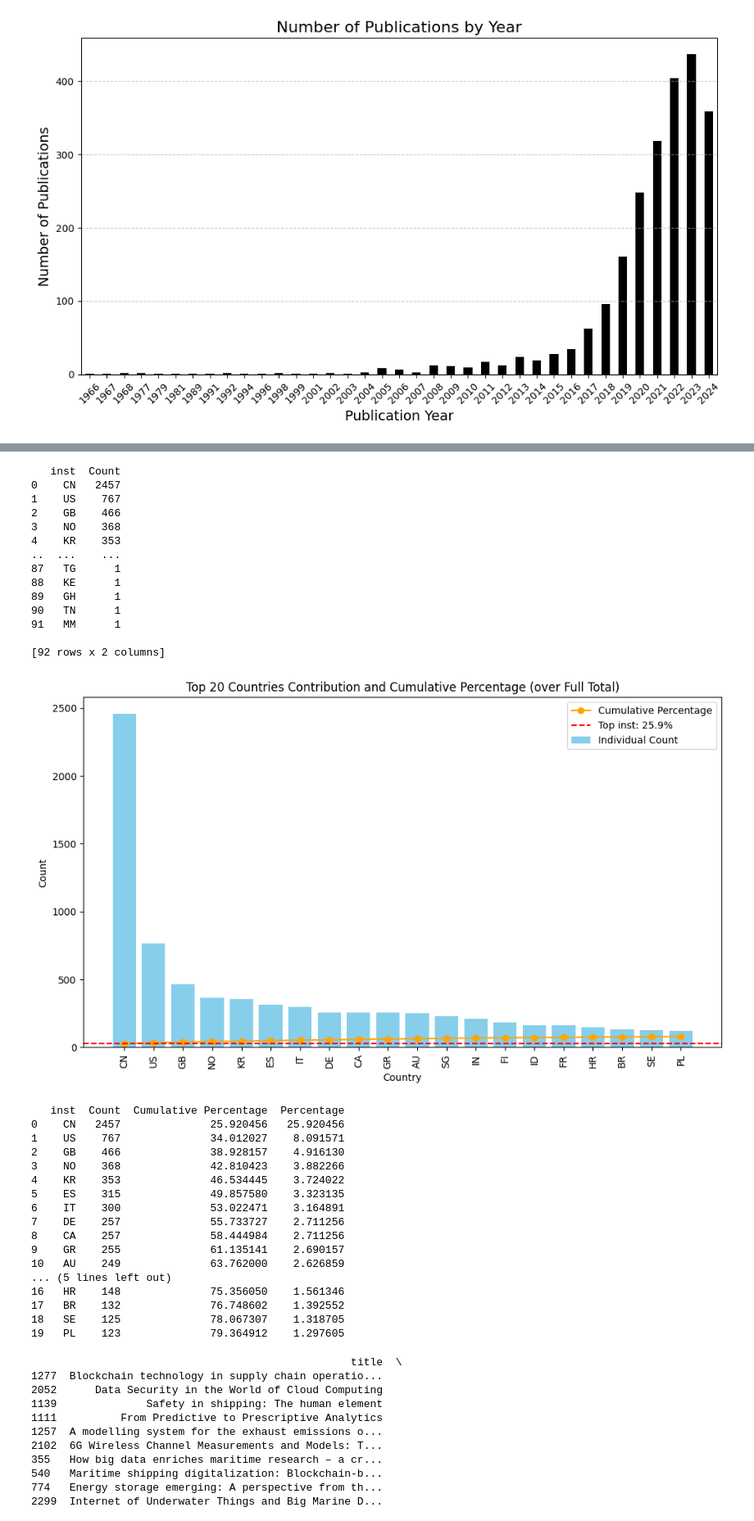
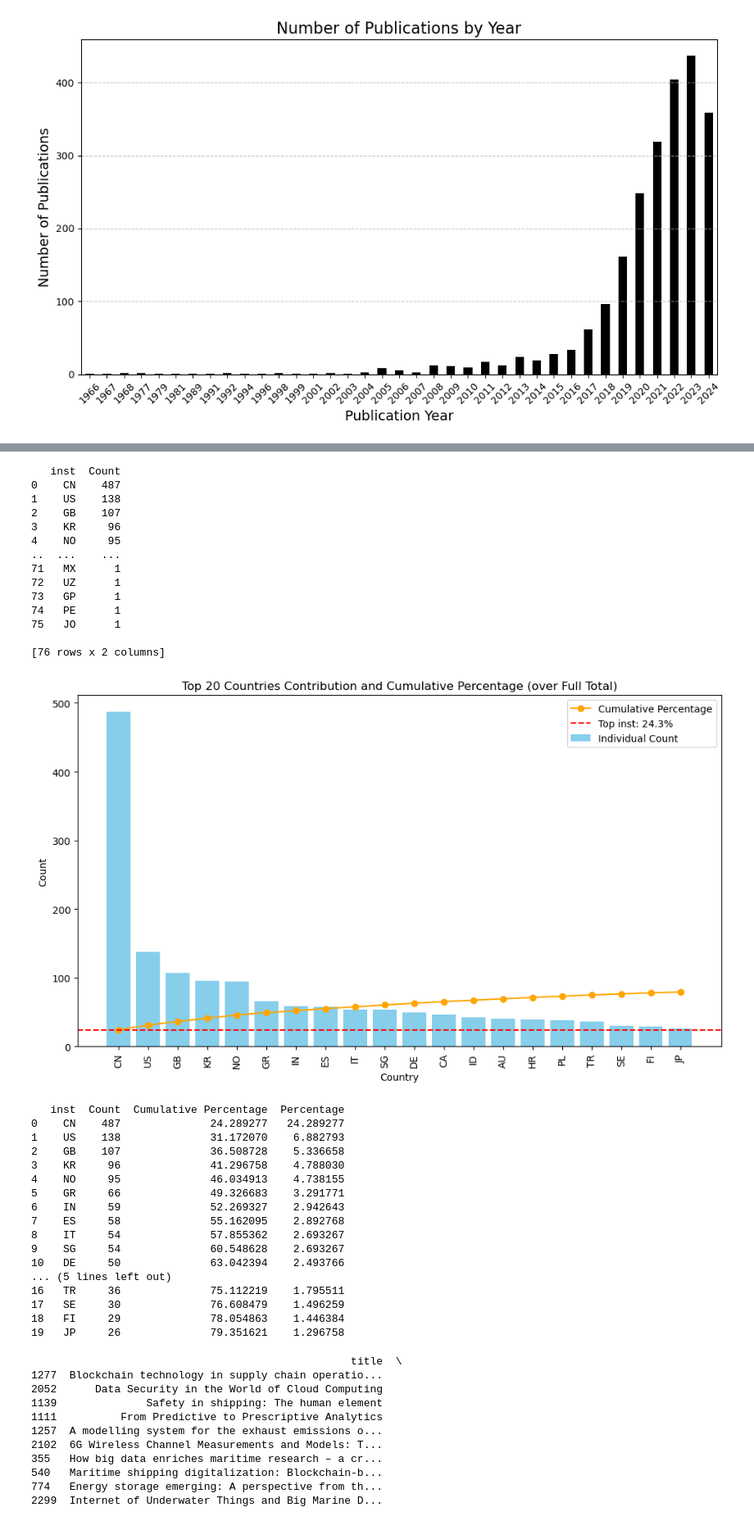
Before and after one commit to ferrariniluca78/dx_in_shipping, a Jupyter notebook: SlrDxInShipping_Descriptive.ipynb, the cells around one changed output, grey strips where cells are left out. Shown: that part at 82% size. Cells and saved outputs as stored; diff of their text form; code cells hidden in the pictures.

```diff
--- a/SlrDxInShipping_Descriptive.ipynb
+++ b/SlrDxInShipping_Descriptive.ipynb
@@ -245,7 +311,7 @@ print(top_20_insts_df)
 # 4. Countries
 
 # find all useful columns
-substring = '_country_code'
+substring = 'authorships_0_institutions_0_country_code'
 matching_columns = [k for k in lit.columns if substring in k]
 
 # Step 1: Collect all institution names from the specified columns
@@ -269,62 +335,62 @@ countryCodedf['Cumulative Percentage'] = countryCodedf['Count'].cumsum() / total
 
 # Calculate individual percentage for each inst
 countryCodedf['Percentage'] = countryCodedf['Count'] / total_count * 100
 
 # Now select the top 20 insts for plotting
 top_20_insts_df = countryCodedf.head(20)
 
 # Plot the cumulative percentage bar plot for the top 20 insts only
 fig, ax = plt.subplots(figsize=(10, 6))
 ax.bar(top_20_insts_df['inst'], top_20_insts_df['Count'], color='skyblue', label="Individual Count")
 ax.plot(top_20_insts_df['inst'], top_20_insts_df['Cumulative Percentage'], color='orange', marker='o', label="Cumulative Percentage")
 
 # Highlight the top inst’s contribution
 top_countryCodepercentage = countryCodedf['Cumulative Percentage'].iloc[0]
 ax.axhline(y=top_countryCodepercentage, color='red', linestyle='--', label=f"Top inst: {top_countryCodepercentage:.1f}%")
 
 # Labels and Title
 plt.xticks(rotation=90)
 plt.xlabel("Country")
 plt.ylabel("Count")
 plt.title("Top 20 Countries Contribution and Cumulative Percentage (over Full Total)")
 plt.legend()
 plt.tight_layout()
 plt.show()
 
 print(top_20_insts_df)
 # %% [output]
    inst  Count
-0    CN   2457
-1    US    767
-2    GB    466
-3    NO    368
-4    KR    353
+0    CN    487
+1    US    138
+2    GB    107
+3    KR     96
+4    NO     95
 ..  ...    ...
-87   TG      1
-88   KE      1
-89   GH      1
-90   TN      1
-91   MM      1
+71   MX      1
+72   UZ      1
+73   GP      1
+74   PE      1
+75   JO      1
 
-[92 rows x 2 columns]
+[76 rows x 2 columns]
-[figure, old version]
+[figure, new version]
    inst  Count  Cumulative Percentage  Percentage
-0    CN   2457              25.920456   25.920456
-1    US    767              34.012027    8.091571
-2    GB    466              38.928157    4.916130
-3    NO    368              42.810423    3.882266
-4    KR    353              46.534445    3.724022
-5    ES    315              49.857580    3.323135
-6    IT    300              53.022471    3.164891
-7    DE    257              55.733727    2.711256
-8    CA    257              58.444984    2.711256
-9    GR    255              61.135141    2.690157
-10   AU    249              63.762000    2.626859
+0    CN    487              24.289277   24.289277
+1    US    138              31.172070    6.882793
+2    GB    107              36.508728    5.336658
+3    KR     96              41.296758    4.788030
+4    NO     95              46.034913    4.738155
+5    GR     66              49.326683    3.291771
+6    IN     59              52.269327    2.942643
+7    ES     58              55.162095    2.892768
+8    IT     54              57.855362    2.693267
+9    SG     54              60.548628    2.693267
+10   DE     50              63.042394    2.493766
 ... (5 lines left out)
-16   HR    148              75.356050    1.561346
-17   BR    132              76.748602    1.392552
-18   SE    125              78.067307    1.318705
-19   PL    123              79.364912    1.297605
+16   TR     36              75.112219    1.795511
+17   SE     30              76.608479    1.496259
+18   FI     29              78.054863    1.446384
+19   JP     26              79.351621    1.296758
 # %%
 # 5. Citation counts
 
```
Also changed, not shown: parts of 5 cells of this notebook, 19 other files.
